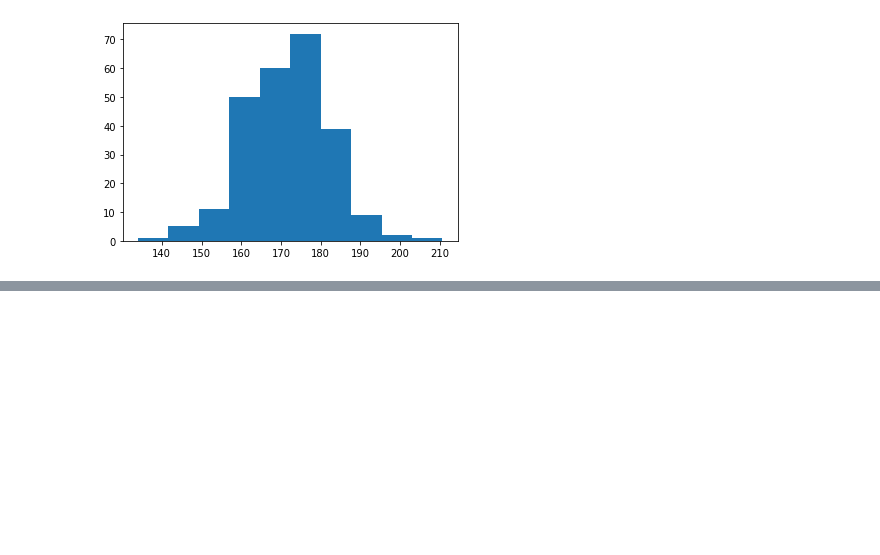
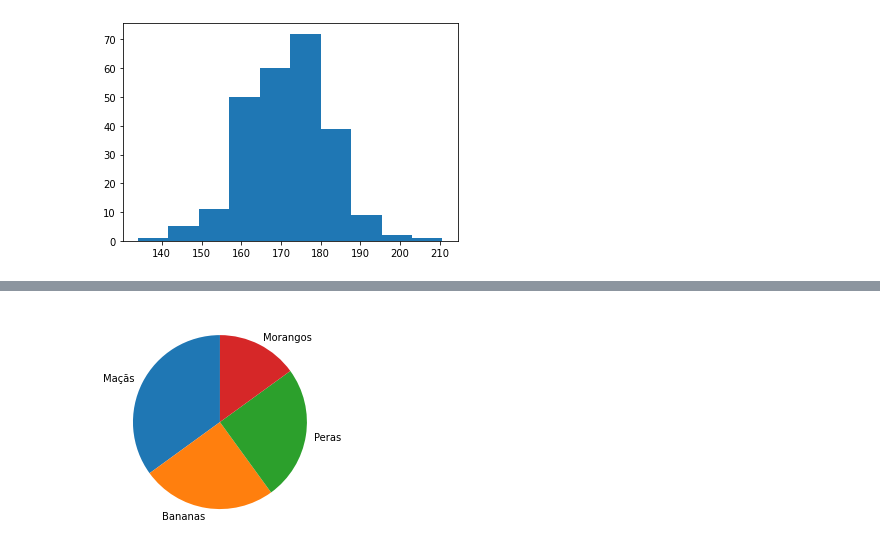
Before and after one commit to batista7557/Gr-ficos-com-Matplotlib, a Jupyter notebook: MatPlot.ipynb, the cells around one changed output, grey strips where cells are left out. Saved outputs shown, nothing was run; the diff lists cells and outputs as text; code cells hidden in the pictures; blank space fills up the shorter version.

```diff
--- a/MatPlot.ipynb
+++ b/MatPlot.ipynb
@@ -340,0 +357,6 @@ plt.show()
+# %%
+#Mudar o ângulo
+plt.pie(grafico, labels = labels, startangle=90)
+plt.show()
+# %% [output]
+[figure, added]
```
Also changed, not shown: parts of 8 cells of this notebook.
